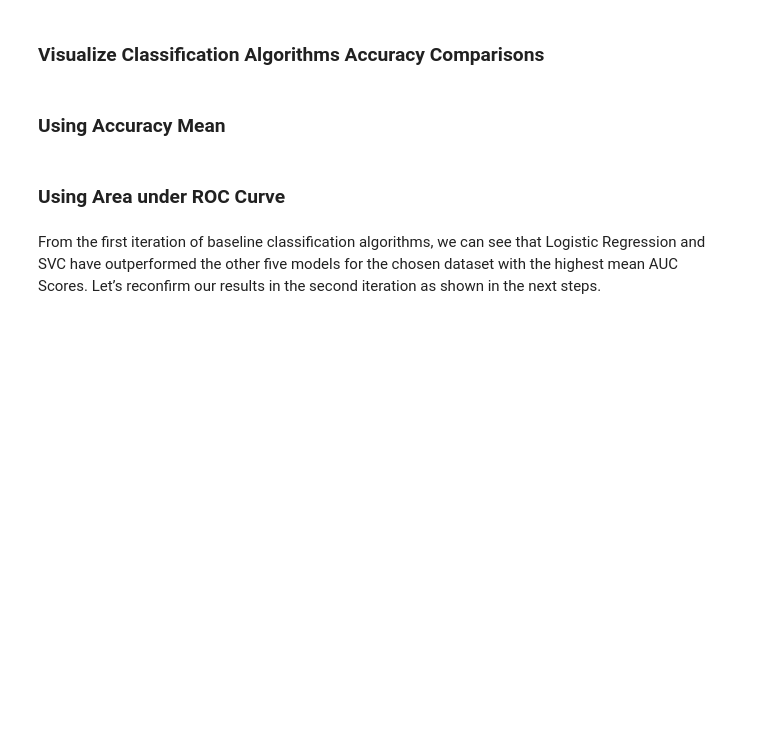
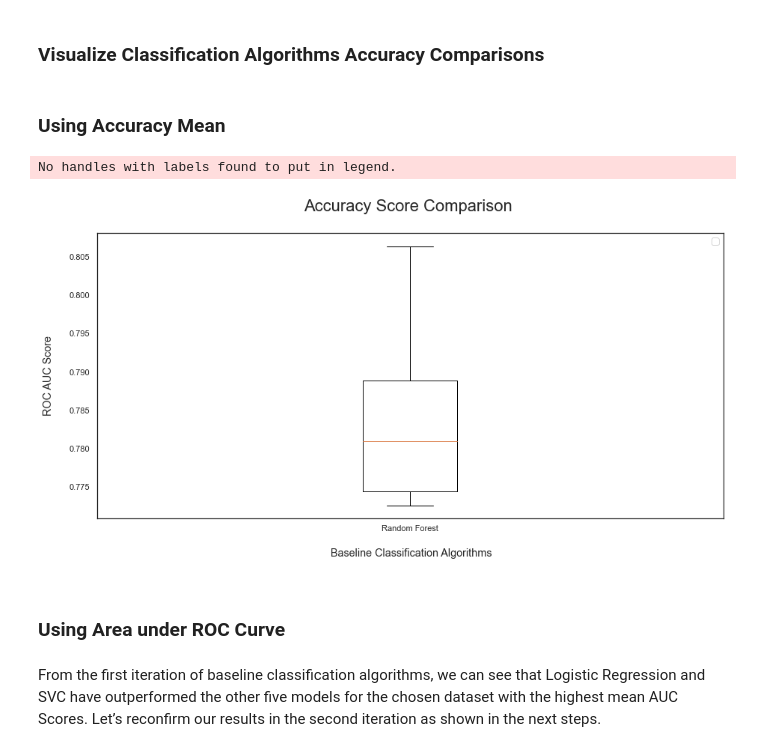
Before and after one commit to aanzaya/Customer-Churn-Prediction, a Jupyter notebook: Customer Churn Prediction-checkpoint.ipynb, the cells around one changed output. Cells and saved outputs as stored; diff of their text form; code cells hidden in the pictures; blank space fills up the shorter version.

```diff
--- a/Customer Churn Prediction-checkpoint.ipynb
+++ b/Customer Churn Prediction-checkpoint.ipynb
@@ -911,21 +910,28 @@ Setting a random_state has no effect since shuffle is False. You should leave ra
 # %%
 fig = plt.figure(figsize=(15, 7))
 ax = fig.add_subplot(111)
 plt.boxplot(acc_results)
 ax.set_xticklabels(names)
-#plt.ylabel('ROC AUC Score\n',
+
+plt.ylabel('ROC AUC Score\n',
 horizontalalignment="center",fontstyle = "normal",
 fontsize = "large", fontfamily = "sans-serif")
-#plt.xlabel('\n Baseline Classification Algorithms\n',
+
+plt.xlabel('\n Baseline Classification Algorithms\n',
 horizontalalignment="center",fontstyle = "normal",
 fontsize = "large", fontfamily = "sans-serif")
+
 plt.title('Accuracy Score Comparison \n',
 horizontalalignment="center", fontstyle = "normal",
 fontsize = "22", fontfamily = "sans-serif")
-#plt.legend(loc='upper right', fontsize = "medium")
+
+plt.legend(loc='upper right', fontsize = "medium")
 plt.xticks(rotation=0, horizontalalignment="center")
 plt.yticks(rotation=0, horizontalalignment="right")
 plt.show()
+# %% [output]
+No handles with labels found to put in legend.
+[figure, added]
 # %% [markdown]
 ### Using Area under ROC Curve
 # %% [markdown]
```
Also changed, not shown: parts of 34 cells of this notebook.
